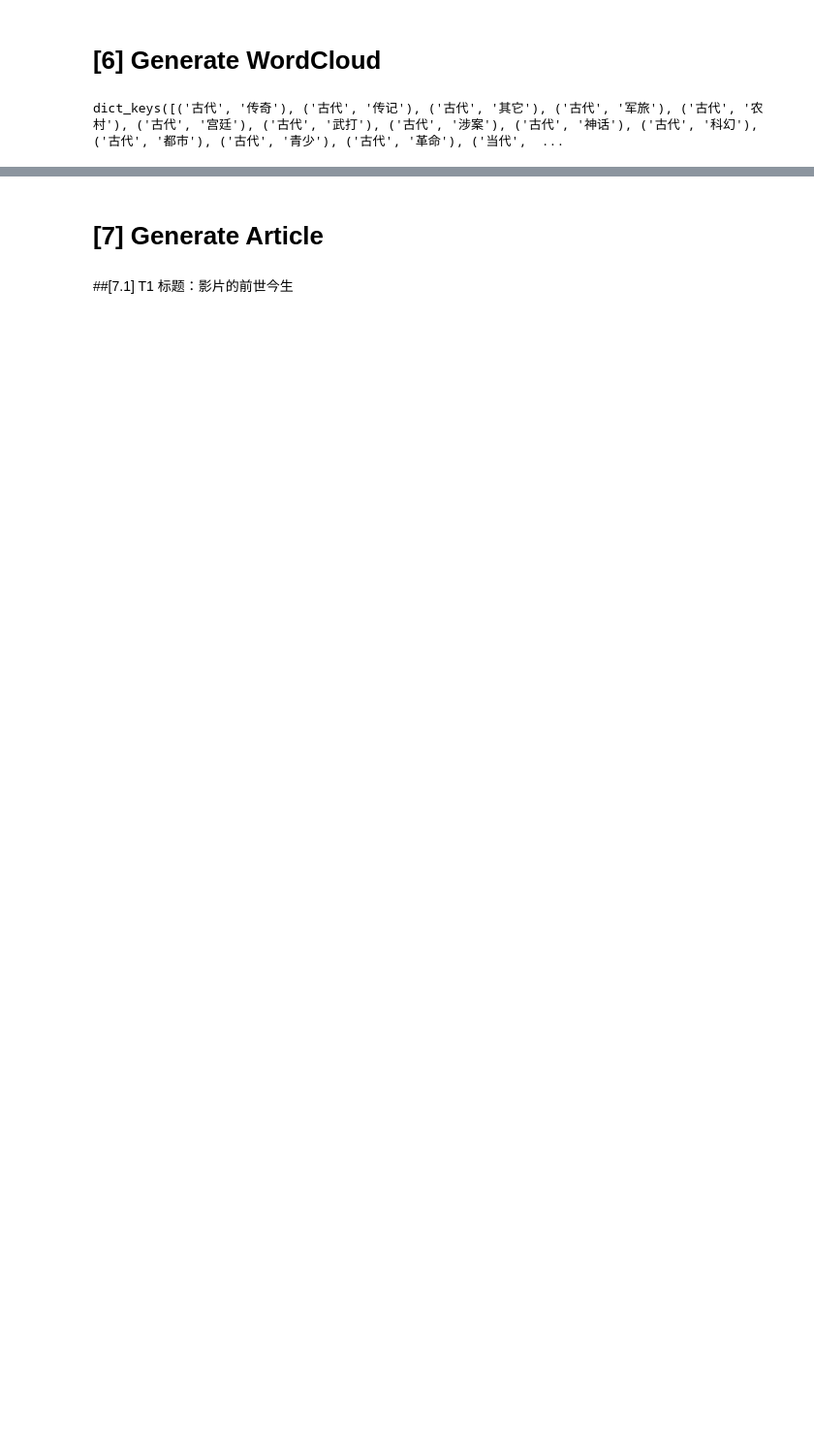
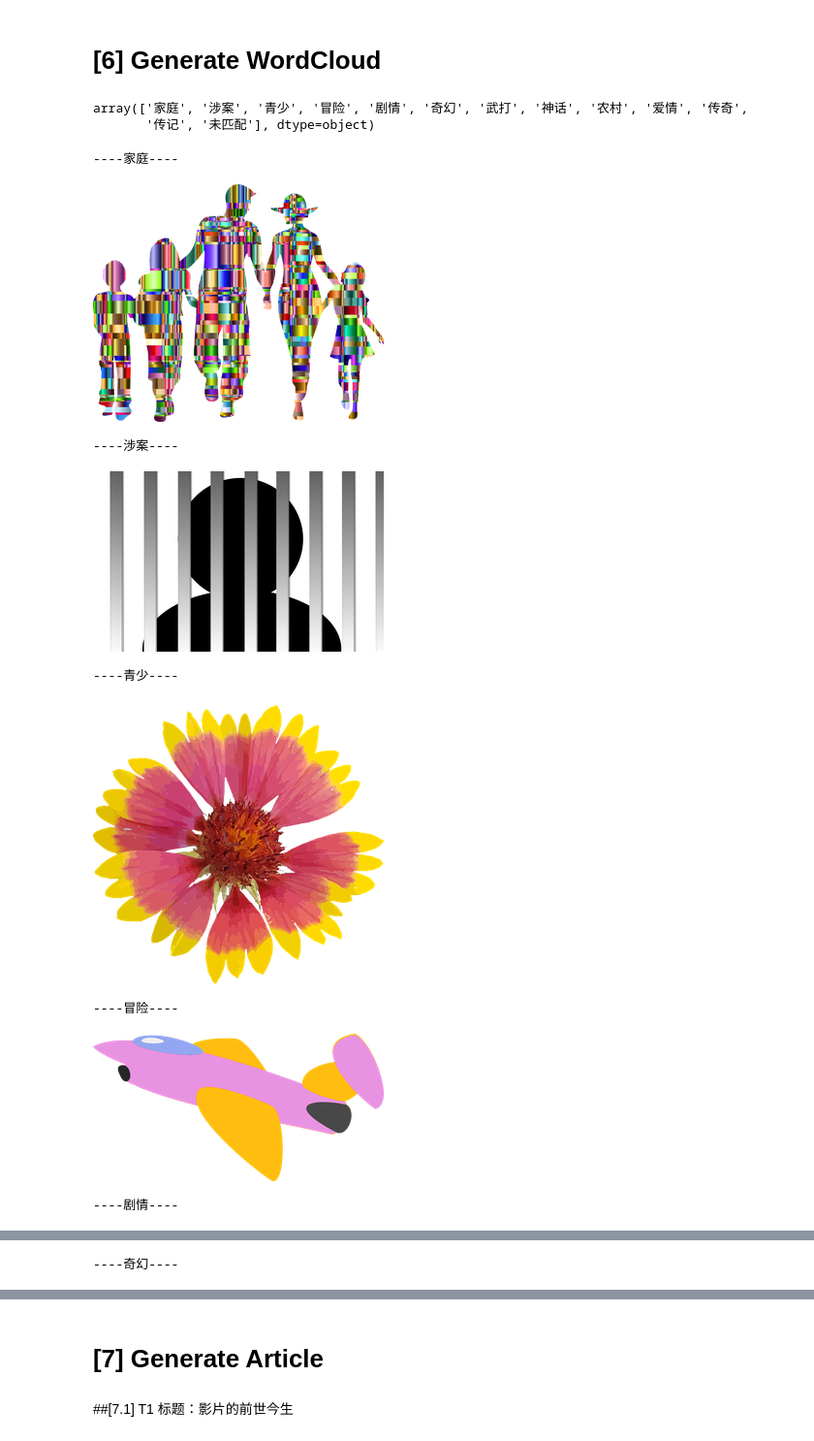
Before and after one commit to CT-Cultures/Article, a Jupyter notebook: ChinaFilm_Release_Overview.ipynb, the cells around one changed output, grey strips where cells are left out. Shown at 97% size. Saved outputs shown, nothing was run; the diff lists cells and outputs as text; code cells hidden in the pictures; blank space fills up the shorter version.

```diff
--- a/ChinaFilm_Release_Overview.ipynb
+++ b/ChinaFilm_Release_Overview.ipynb
@@ -562,15 +692,6 @@ path_icon = '/content/drive/MyDrive/Github/Article/img/genre_icon'
 df_label2image = pd.read_json(path_wd + '/records/df_label2image.json')
-# %%
-id2label_time = {0: '古代', 1: '当代', 2: '现代', 3: '近代'}
-
-id2label_genre = {0: '传奇', 1: '传记', 2: '其它', 3: '军旅', 4: '农村',
-                  5: '宫廷', 6: '武打',  7: '涉案',   8: '神话',  9: '科幻',
-                  10: '都市',  11: '青少',  12: '革命'
-                 }
-d_img_labels = {}
-for t in id2label_time.values():
-  for g in id2label_genre.values():
-    d_img_labels[(t, g)] = None
-d_img_labels.keys()
-# %% [output]
-dict_keys([('古代', '传奇'), ('古代', '传记'), ('古代', '其它'), ('古代', '军旅'), ('古代', '农村'), ('古代', '宫廷'), ('古代', '武打'), ('古代', '涉案'), ('古代', '神话'), ('古代', '科幻'), ('古代', '都市'), ('古代', '青少'), ('古代', '革命'), ('当代',  ...
+# %%
+df_view['修正类型'].unique()
+# %% [output]
+array(['家庭', '涉案', '青少', '冒险', '剧情', '奇幻', '武打', '神话', '农村', '爱情', '传奇',
+       '传记', '未匹配'], dtype=object)
@@ -577,15 +700,24 @@ dict_keys([('古代', '传奇'), ('古代', '传记'), ('古代', '其它'), ('
 # %%
 from IPython.display import Image as Img
 from PIL import Image as pil
 
 path_posters = '/content/drive/MyDrive/Github/Article/img/posters'
 path_icon = '/content/drive/MyDrive/Github/Article/img/genre_icon'
 
-#df_label2image.to_json(path_records + '/df_label2image.json')
-df_label2image = pd.read_json(path_records + '/df_label2image.json')
-
-for i, row in df_label2image.tail(13).iterrows():
-  image = pil.open(path_icon + '/' + row['fn'])
-  #image.thumbnail([300, sys.maxsize], pil.ANTIALIAS)
+for genre in df_view['修正类型'].unique():
+  print('----{}----'.format(genre))
+  image = pil.open('{}/{}'.format(
+      path_icon, df_label2image.loc[df_label2image.label == genre, 'fn'].iloc[0]))
+  image.thumbnail([300, sys.maxsize], pil.ANTIALIAS)
   #image.save(path_posters + '/' + row['img_poster'], format='png')
-  display(Img(path_icon + '/' + row['fn'], width=300))
+  display(image)
+# %% [output]
+----家庭----
+[figure, added]
+----涉案----
+[figure, added]
+----青少----
+[figure, added]
+----冒险----
+[figure, added]
+----剧情----
@@ -591,0 +725 @@ for i, row in df_label2image.tail(13).iterrows():
+----奇幻----
```
Also changed, not shown: parts of 115 cells of this notebook, 11 other files.
